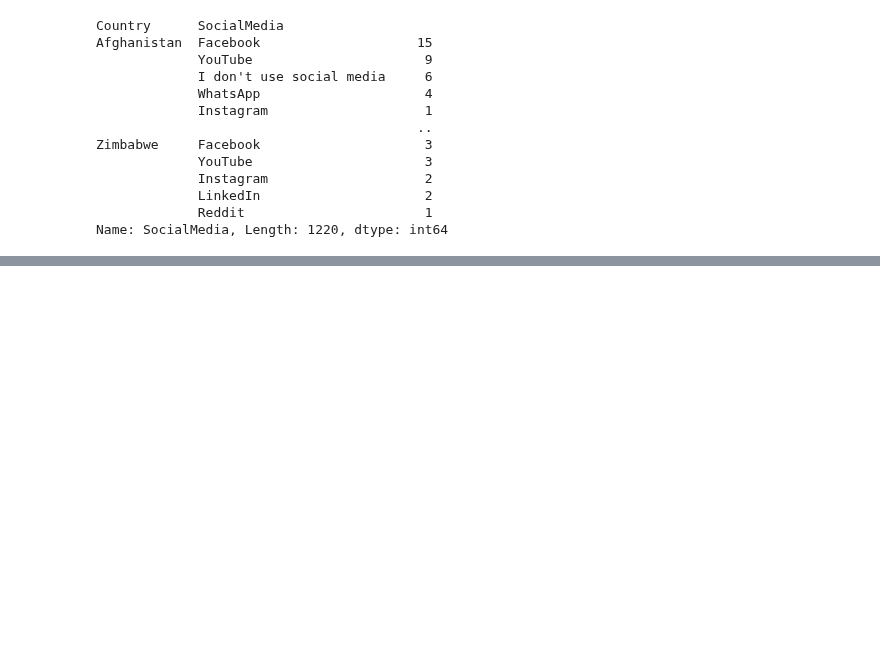
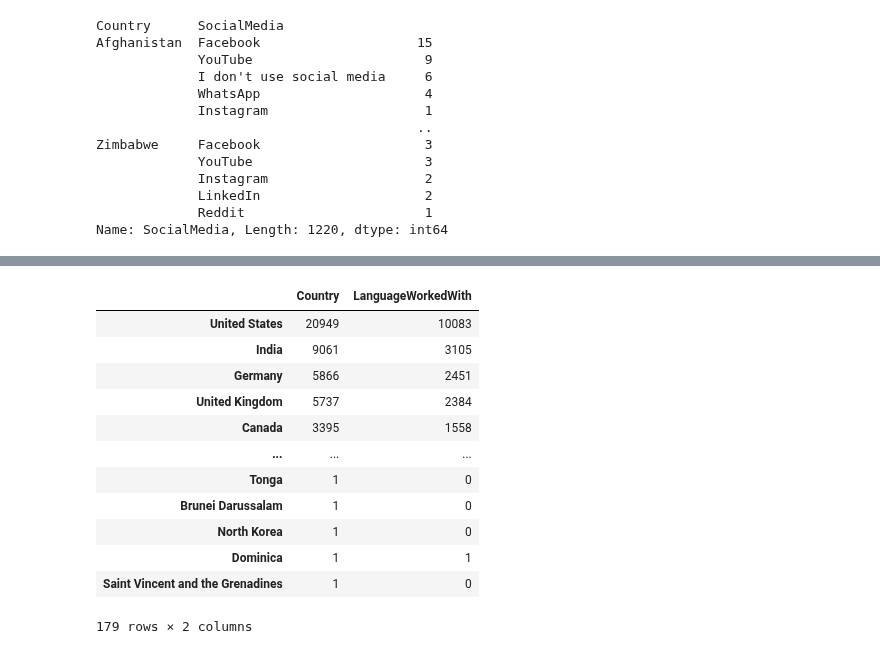
Before and after one commit to Raghav087/Python, a Jupyter notebook: pandas.ipynb, the cells around one changed output, grey strips where cells are left out. Drawn from its saved outputs; the diff is of its cells as text; code cells hidden in the pictures; blank space fills up the shorter version.

```diff
--- a/pandas.ipynb
+++ b/pandas.ipynb
@@ -647,0 +745,18 @@ Name: SocialMedia, Length: 1220, dtype: int64
+# %%
+#We use 'concat' function to concatenate two objects into one. We specify 'axis=1' option so that it combines along column.
+df_concat=pd.concat([total_respn,knows_python],axis=1,sort=False)
+df_concat
+# %% [output]
+|  | Country | LanguageWorkedWith |
+| United States | 20949 | 10083 |
+| India | 9061 | 3105 |
+| Germany | 5866 | 2451 |
+| United Kingdom | 5737 | 2384 |
+| Canada | 3395 | 1558 |
+| ... | ... | ... |
+| Tonga | 1 | 0 |
+| Brunei Darussalam | 1 | 0 |
+| North Korea | 1 | 0 |
+| Dominica | 1 | 1 |
+| Saint Vincent and the Grenadines | 1 | 0 |
+179 rows × 2 columns
```
Also changed, not shown: parts of 10 cells of this notebook.
